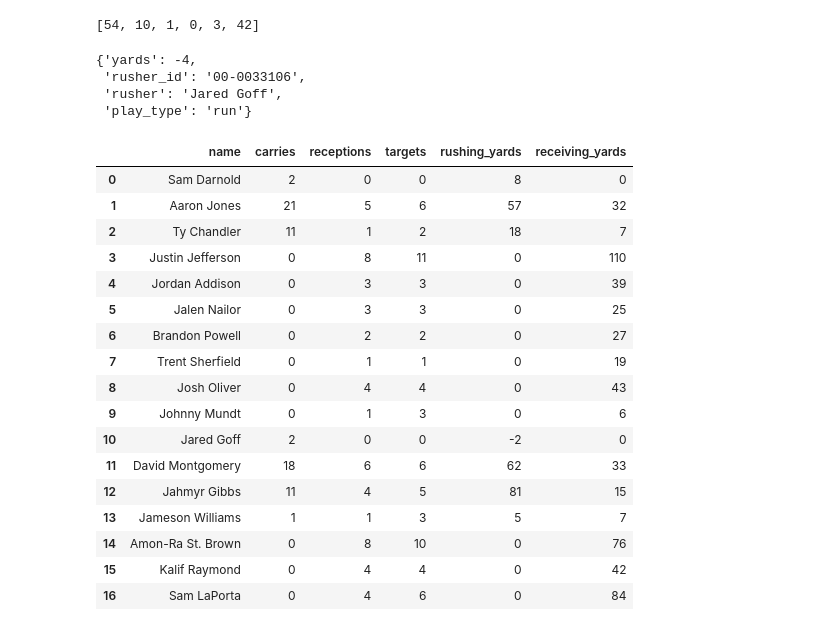
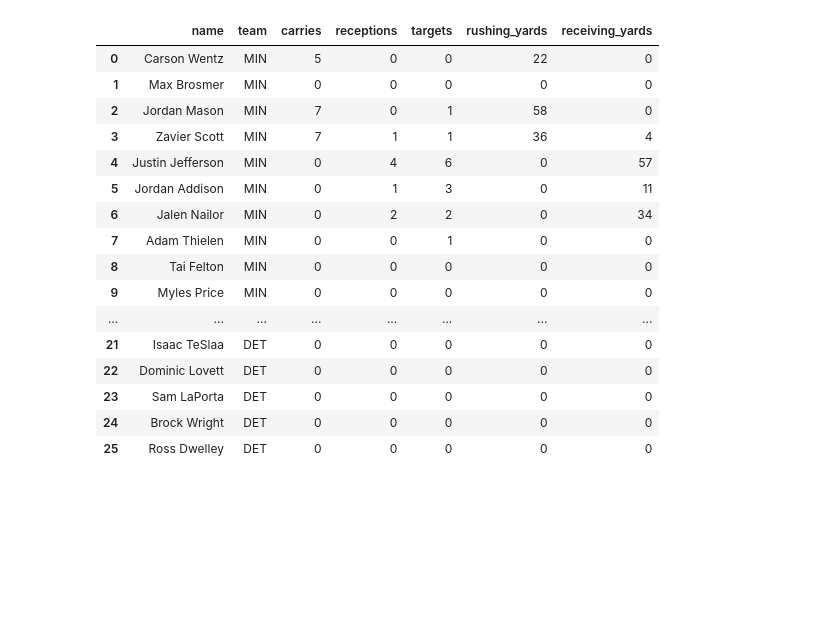
Before and after one commit to sharedw/NFL_sim, a Jupyter notebook: notebooks/other_notebooks/new_sim.ipynb, the cells around one changed output. Saved outputs shown, nothing was run; the diff lists cells and outputs as text; code cells hidden in the pictures; blank space fills up the shorter version.

```diff
--- a/notebooks/other_notebooks/new_sim.ipynb
+++ b/notebooks/other_notebooks/new_sim.ipynb
@@ -3,8 +22,8 @@ from sim_utils.game import GameState
 # %%
 from sim_utils.team import Team
 # %%
-t1 = Team('DET', 2024, 7)
-t2 = Team('MIN', 2024, 7)
+t1 = Team('DET', 2025, 6)
+t2 = Team('MIN', 2025, 6)
 
 game = GameState(t1, t2)
 # %%
@@ -32,29 +39,20 @@ DET has won 27 - 24
-# %%
-game.play_functions['run'].orchestrate(t1, game.get_game_state())
-# %% [output]
-[54, 10, 1, 0, 3, 42]
-{'yards': -4,
- 'rusher_id': '00-0033106',
- 'rusher': 'Jared Goff',
- 'play_type': 'run'}
 # %%
-game.game_results(df=True)[['name','carries', 'receptions','targets','rushing_yards','receiving_yards']]
+game.game_results(df=True)[['name','team','carries', 'receptions','targets','rushing_yards','receiving_yards']]
 # %% [output]
-|  | name | carries | receptions | targets | rushing_yards | receiving_yards |
-| 0 | Sam Darnold | 2 | 0 | 0 | 8 | 0 |
-| 1 | Aaron Jones | 21 | 5 | 6 | 57 | 32 |
-| 2 | Ty Chandler | 11 | 1 | 2 | 18 | 7 |
-| 3 | Justin Jefferson | 0 | 8 | 11 | 0 | 110 |
-| 4 | Jordan Addison | 0 | 3 | 3 | 0 | 39 |
-| 5 | Jalen Nailor | 0 | 3 | 3 | 0 | 25 |
-| 6 | Brandon Powell | 0 | 2 | 2 | 0 | 27 |
-| 7 | Trent Sherfield | 0 | 1 | 1 | 0 | 19 |
-| 8 | Josh Oliver | 0 | 4 | 4 | 0 | 43 |
-| 9 | Johnny Mundt | 0 | 1 | 3 | 0 | 6 |
-| 10 | Jared Goff | 2 | 0 | 0 | -2 | 0 |
-| 11 | David Montgomery | 18 | 6 | 6 | 62 | 33 |
-| 12 | Jahmyr Gibbs | 11 | 4 | 5 | 81 | 15 |
-| 13 | Jameson Williams | 1 | 1 | 3 | 5 | 7 |
-| 14 | Amon-Ra St. Brown | 0 | 8 | 10 | 0 | 76 |
-| 15 | Kalif Raymond | 0 | 4 | 4 | 0 | 42 |
-| 16 | Sam LaPorta | 0 | 4 | 6 | 0 | 84 |
+|  | name | team | carries | receptions | targets | rushing_yards | receiving_yards |
+| 0 | Carson Wentz | MIN | 5 | 0 | 0 | 22 | 0 |
+| 1 | Max Brosmer | MIN | 0 | 0 | 0 | 0 | 0 |
+| 2 | Jordan Mason | MIN | 7 | 0 | 1 | 58 | 0 |
+| 3 | Zavier Scott | MIN | 7 | 1 | 1 | 36 | 4 |
+| 4 | Justin Jefferson | MIN | 0 | 4 | 6 | 0 | 57 |
+| 5 | Jordan Addison | MIN | 0 | 1 | 3 | 0 | 11 |
+| 6 | Jalen Nailor | MIN | 0 | 2 | 2 | 0 | 34 |
+| 7 | Adam Thielen | MIN | 0 | 0 | 1 | 0 | 0 |
+| 8 | Tai Felton | MIN | 0 | 0 | 0 | 0 | 0 |
+| 9 | Myles Price | MIN | 0 | 0 | 0 | 0 | 0 |
+| ... | ... | ... | ... | ... | ... | ... | ... |
+| 21 | Isaac TeSlaa | DET | 0 | 0 | 0 | 0 | 0 |
+| 22 | Dominic Lovett | DET | 0 | 0 | 0 | 0 | 0 |
+| 23 | Sam LaPorta | DET | 0 | 0 | 0 | 0 | 0 |
+| 24 | Brock Wright | DET | 0 | 0 | 0 | 0 | 0 |
+| 25 | Ross Dwelley | DET | 0 | 0 | 0 | 0 | 0 |
```
Also changed, not shown: parts of 6 cells of this notebook, 10 other files.
